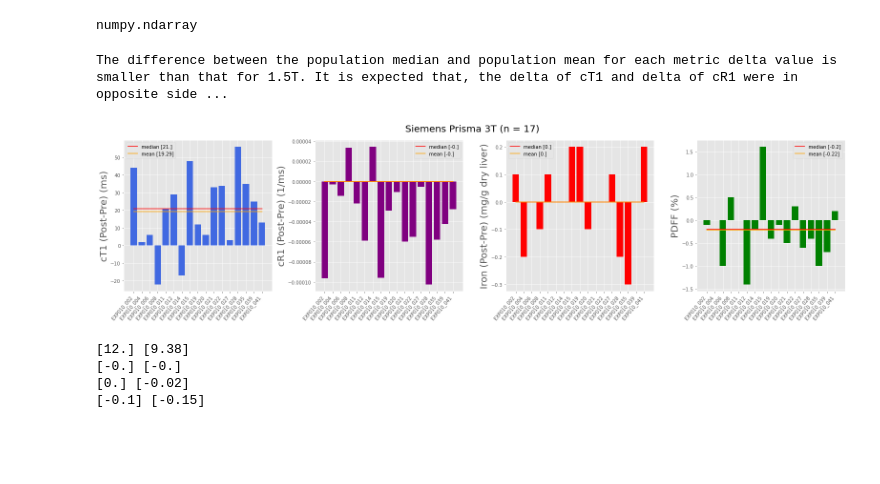
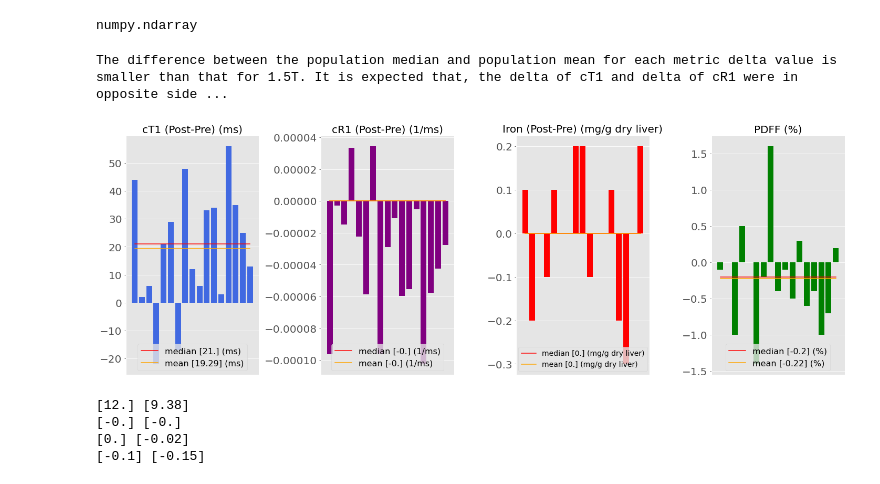
Before and after one commit to WhySeeYC/reference_app, a Jupyter notebook: PineappleJuice/VendorSpecificPlots.ipynb, the cells around one changed output. Saved outputs shown, nothing was run; the diff lists cells and outputs as text; code cells hidden in the pictures; blank space fills up the shorter version.

```diff
--- a/PineappleJuice/VendorSpecificPlots.ipynb
+++ b/PineappleJuice/VendorSpecificPlots.ipynb
@@ -547,52 +555,56 @@ numpy.ndarray
 # %%
 
 plt.style.use('ggplot')
-fig = plt.figure(figsize = (22,6))
-fig.suptitle('Siemens Prisma 3T (n = 17)', fontsize = 20)
+fig = plt.figure(figsize = (20,7))
+#fig.suptitle('Siemens Prisma 3T (n = 17)', fontsize = 20)
 
 ax1 = fig.add_subplot(141)
 plt.bar(PA["Record Id"], PA["cT1 Dif"], color = "royalblue")
-plt.plot(PA["Record Id"], PA["median_cT1Diff"], color = 'red', label = 'median '+ str(PA['median_cT1Diff'].unique()))
-plt.plot(PA["Record Id"], PA["mean_cT1Diff"], color = 'orange', label = 'mean '+ str(PA['mean_cT1Diff'].unique()))
-plt.legend(loc='upper left')
-ax1.set_ylabel("cT1 (Post-Pre) (ms)", fontsize = 20)
-ax1.set_xticks(ax1.get_xticks())
-ax1.set_xticklabels(PA["Record Id"], rotation = 50, ha = 'right')
+plt.plot(PA["Record Id"], PA["median_cT1Diff"], color = 'red', label = 'median '+ str(PA['median_cT1Diff'].unique())+ ' (ms)')
+plt.plot(PA["Record Id"], PA["mean_cT1Diff"], color = 'orange', label = 'mean '+ str(PA['mean_cT1Diff'].unique())+ ' (ms)')
+plt.legend(loc='lower center', fontsize = 16)
+ax1.set_title("cT1 (Post-Pre) (ms)", fontsize = 20)
+ax1.tick_params(axis='y', labelsize=20)
+ax1.set_xticks([]) #ax1.get_xticks()
+# ax1.set_xticklabels(PA["Record Id"], rotation = 50, ha = 'right')
 
 ax2 = fig.add_subplot(142)
 plt.bar(PA["Record Id"], PA["cR1 Dif"], color = "purple")
-plt.plot(PA["Record Id"], PA["median_cR1Diff"], color = 'red', label = 'median '+ str(PA['median_cR1Diff'].unique()))
-plt.plot(PA["Record Id"], PA["mean_cR1Diff"], color = 'orange',label = 'mean '+ str(PA['median_cR1Diff'].unique()))
-plt.legend(loc='upper right')
-ax2.set_ylabel("cR1 (Post-Pre) (1/ms)", fontsize = 20)
-ax2.set_xticks(ax2.get_xticks())
-ax2.set_xticklabels(PA["Record Id"], rotation = 50, ha = 'right')
+plt.plot(PA["Record Id"], PA["median_cR1Diff"], color = 'red', label = 'median '+ str(PA['median_cR1Diff'].unique())+ ' (1/ms)')
+plt.plot(PA["Record Id"], PA["mean_cR1Diff"], color = 'orange',label = 'mean '+ str(PA['median_cR1Diff'].unique())+ ' (1/ms)')
+plt.legend(loc='lower center', fontsize = 16)
+ax2.set_title("cR1 (Post-Pre) (1/ms)", fontsize = 20)
+ax2.tick_params(axis='y', labelsize=20)
+ax2.set_xticks([]) #ax2.get_xticks()
+# ax2.set_xticklabels(PA["Record Id"], rotation = 50, ha = 'right')
 
 ax3 = fig.add_subplot(143)
 plt.bar(PA["Record Id"], PA["Iron Dif"], color = "red")
-plt.plot(PA["Record Id"], PA["median_IronDiff"], color = 'red', label = 'median '+ str(PA['median_IronDiff'].unique()))
-plt.plot(PA["Record Id"], PA["mean_IronDiff"], color = 'orange', label = 'mean '+ str(PA['mean_IronDiff'].unique()))
-plt.legend(loc='upper left')
-ax3.set_ylabel("Iron (Post-Pre) (mg/g dry liver)", fontsize = 20)
-ax3.set_xticks(ax3.get_xticks())
-ax3.set_xticklabels(PA["Record Id"], rotation = 50, ha = 'right')
+plt.plot(PA["Record Id"], PA["median_IronDiff"], color = 'red', label = 'median '+ str(PA['median_IronDiff'].unique())+ ' (mg/g dry liver)')
+plt.plot(PA["Record Id"], PA["mean_IronDiff"], color = 'orange', label = 'mean '+ str(PA['mean_IronDiff'].unique())+ ' (mg/g dry liver)')
+plt.legend(loc='lower center', fontsize = 14)
+ax3.set_title("Iron (Post-Pre) (mg/g dry liver)", fontsize = 20)
+ax3.tick_params(axis='y', labelsize=20)
+ax3.set_xticks([]) #ax3.get_xticks()
+# ax3.set_xticklabels(PA["Record Id"], rotation = 50, ha = 'right')
 
 ax4 = fig.add_subplot(144)
 plt.bar(PA["Record Id"], PA["PDFF Dif"], color = "green")
-plt.plot(PA["Record Id"], PA["median_PDFFDiff"], color = 'red', label = 'median '+ str(PA['median_PDFFDiff'].unique()))
-plt.plot(PA["Record Id"], PA["mean_PDFFDiff"], color = 'orange', label = 'mean '+ str(PA['mean_PDFFDiff'].unique()))
-plt.legend(loc='upper right')
-ax4.set_ylabel("PDFF (%)", fontsize = 20)
-ax4.set_xticks(ax4.get_xticks())
-ax4.set_xticklabels(PA["Record Id"], rotation = 50, ha = 'right')
+plt.plot(PA["Record Id"], PA["median_PDFFDiff"], color = 'red', label = 'median '+ str(PA['median_PDFFDiff'].unique())+ ' (%)')
+plt.plot(PA["Record Id"], PA["mean_PDFFDiff"], color = 'orange', label = 'mean '+ str(PA['mean_PDFFDiff'].unique())+ ' (%)')
+plt.legend(loc='lower center', fontsize = 16)
+ax4.set_title("PDFF (%)", fontsize = 20)
+ax4.tick_params(axis='y', labelsize=20)
+ax4.set_xticks([]) # ax4.get_xticks()
+# ax4.set_xticklabels(PA["Record Id"], rotation = 50, ha = 'right')
 
 plt.tight_layout()
 #plt.savefig("PA Bar Delta.png")
 
 print('The difference between the population median and population mean for each metric delta value is smaller than that for 1.5T. It is expected that, the delta of cT1 and delta of cR1 were in opposite side of the horizontal axis.')
 # %% [output]
 The difference between the population median and population mean for each metric delta value is smaller than that for 1.5T. It is expected that, the delta of cT1 and delta of cR1 were in opposite side ...
-[figure, old version]
+[figure, new version]
 # %%
 AV['cT1_dif']  = AV["cT1 median (Post PJ)"] -  AV["cT1 median (Pre PJ)"]
 AV['cR1_dif']  = AV["cR1 median (Post PJ)"] -  AV["cR1 median (Pre PJ)"]
```
Also changed, not shown: parts of 11 cells of this notebook, 1 other file.
